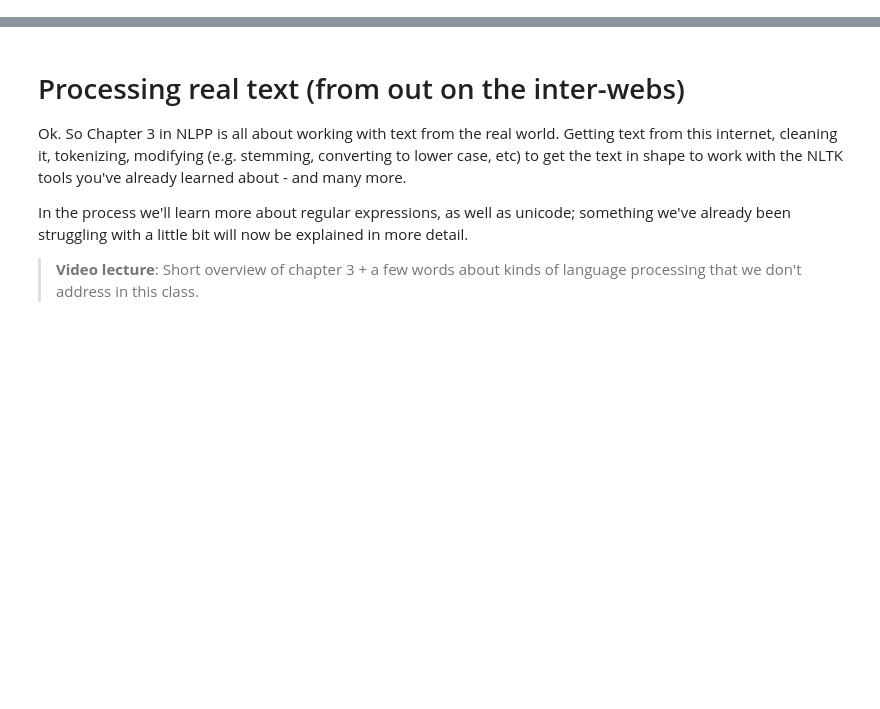
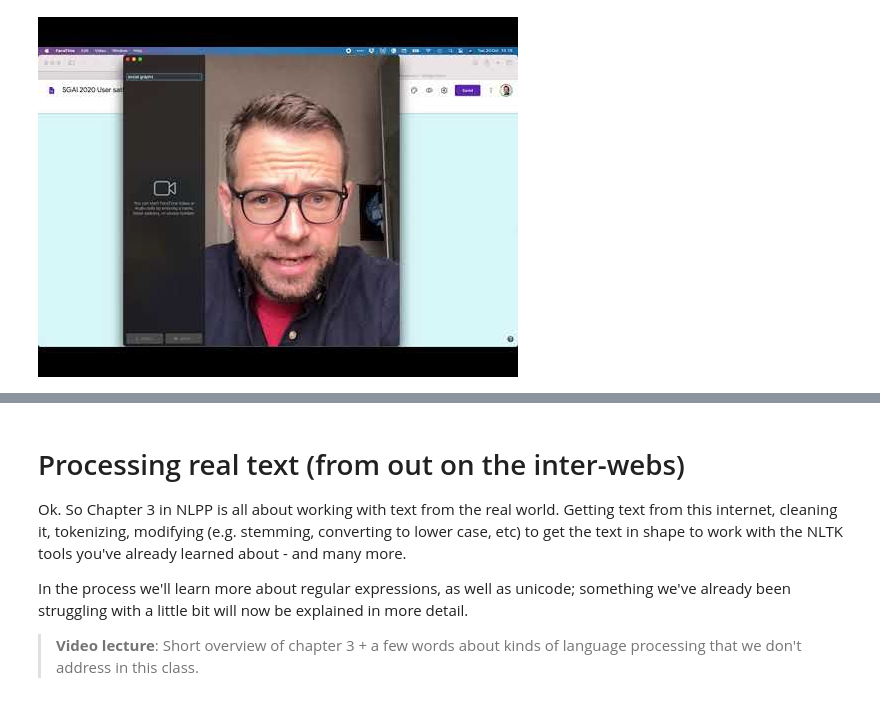
Before and after one commit to SocialComplexityLab/socialgraphs2020, a Jupyter notebook: lectures/Week7.ipynb, the cells around one changed output, grey strips where cells are left out. Cells and saved outputs as stored; diff of their text form; code cells hidden in the pictures; blank space fills up the shorter version.

```diff
--- a/lectures/Week7.ipynb
+++ b/lectures/Week7.ipynb
@@ -25,0 +33,4 @@ YouTubeVideo("[Placeholder]",width=800, height=450)
+# %%
+YouTubeVideo("T7qw4wbl_TQ",width=800, height=450)
+# %% [output]
+[figure, added]
```
Also changed, not shown: parts of 5 cells of this notebook.
